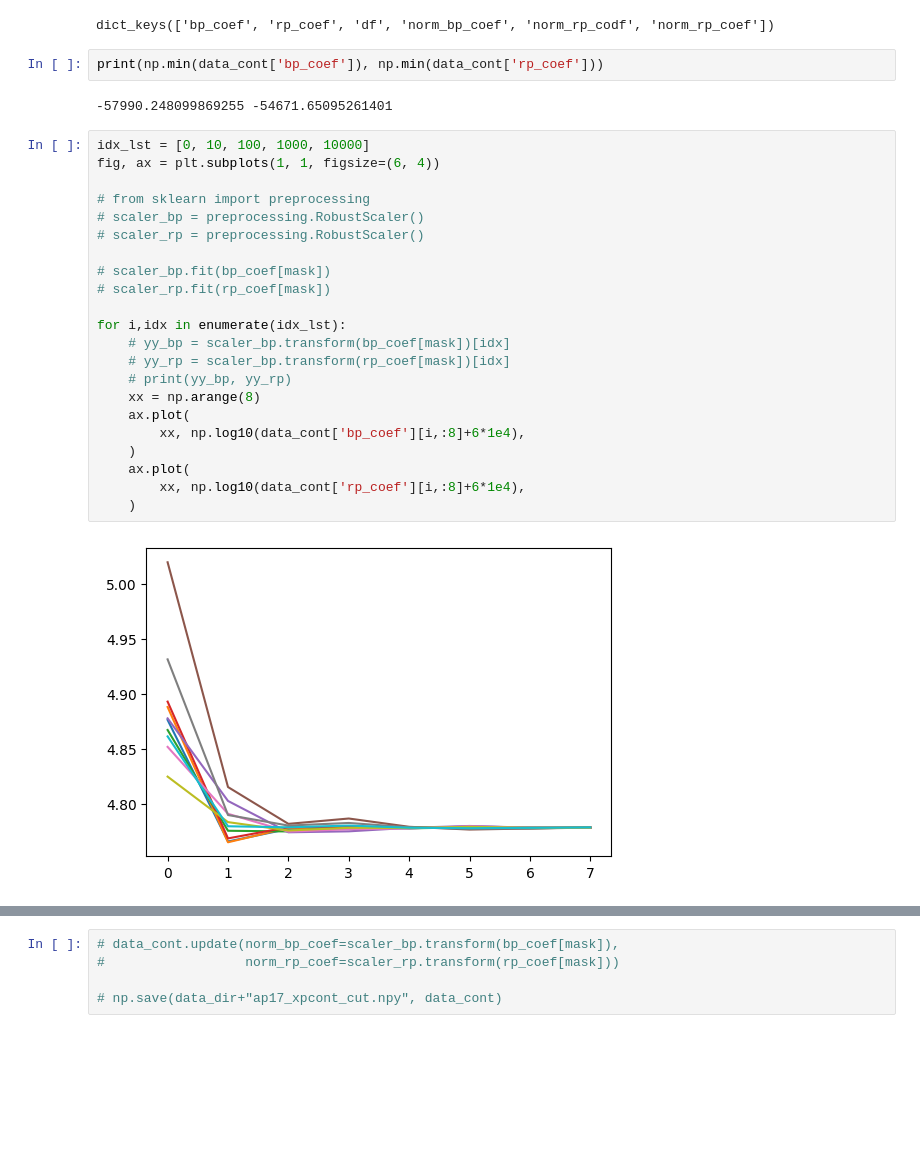
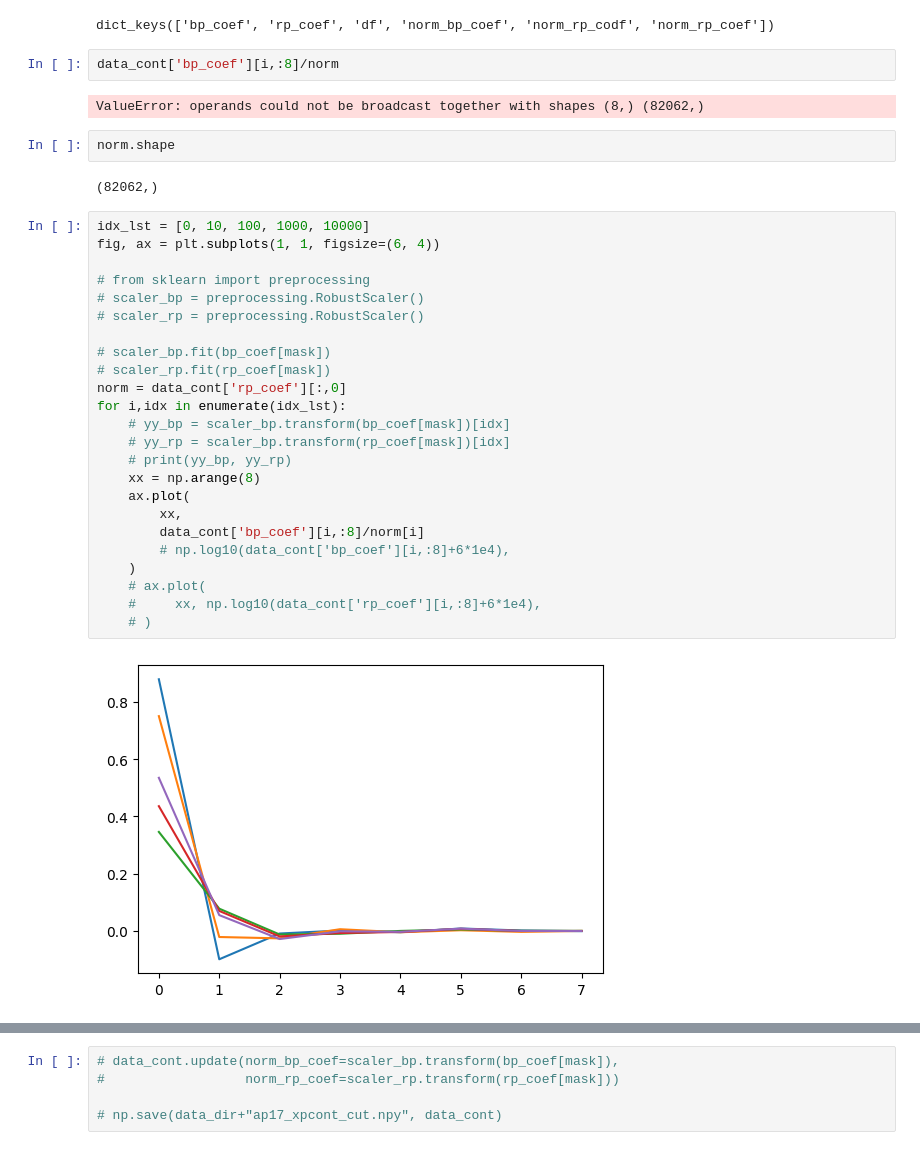
Before and after one commit to jiadonglee/aspgap, a Jupyter notebook: docs/gaiaXP.ipynb, the cells around one changed output, grey strips where cells are left out. Drawn from its saved outputs; the diff is of its cells as text; blank space fills up the shorter version.

```diff
--- a/docs/gaiaXP.ipynb
+++ b/docs/gaiaXP.ipynb
@@ -187,31 +187,37 @@ data_cont = np.load(data_dir+"ap17_xpcont_cut.npy", allow_pickle=True).item()
 data_cont.keys()
 # %% [output]
 dict_keys(['bp_coef', 'rp_coef', 'df', 'norm_bp_coef', 'norm_rp_codf', 'norm_rp_coef'])
-# %%
-print(np.min(data_cont['bp_coef']), np.min(data_cont['rp_coef']))
-# %% [output]
--57990.248099869255 -54671.65095261401
+# %%
+data_cont['bp_coef'][i,:8]/norm
+# %% [output]
+ValueError: operands could not be broadcast together with shapes (8,) (82062,)
+# %%
+norm.shape
+# %% [output]
+(82062,)
 # %%
 idx_lst = [0, 10, 100, 1000, 10000]
 fig, ax = plt.subplots(1, 1, figsize=(6, 4))
 
 # from sklearn import preprocessing
 # scaler_bp = preprocessing.RobustScaler()
 # scaler_rp = preprocessing.RobustScaler()
 
 # scaler_bp.fit(bp_coef[mask])
 # scaler_rp.fit(rp_coef[mask])
-
+norm = data_cont['rp_coef'][:,0]
 for i,idx in enumerate(idx_lst):
     # yy_bp = scaler_bp.transform(bp_coef[mask])[idx]
     # yy_rp = scaler_bp.transform(rp_coef[mask])[idx]
     # print(yy_bp, yy_rp)
     xx = np.arange(8)
     ax.plot(
-        xx, np.log10(data_cont['bp_coef'][i,:8]+6*1e4),
+        xx,
+        data_cont['bp_coef'][i,:8]/norm[i]
+        # np.log10(data_cont['bp_coef'][i,:8]+6*1e4),
     )
-    ax.plot(
-        xx, np.log10(data_cont['rp_coef'][i,:8]+6*1e4),
-    )
+    # ax.plot(
+    #     xx, np.log10(data_cont['rp_coef'][i,:8]+6*1e4),
+    # )
 # %% [output]
-[figure, old version]
+[figure, new version]
```
Also changed, not shown: parts of 28 cells of this notebook, 3 other files.
